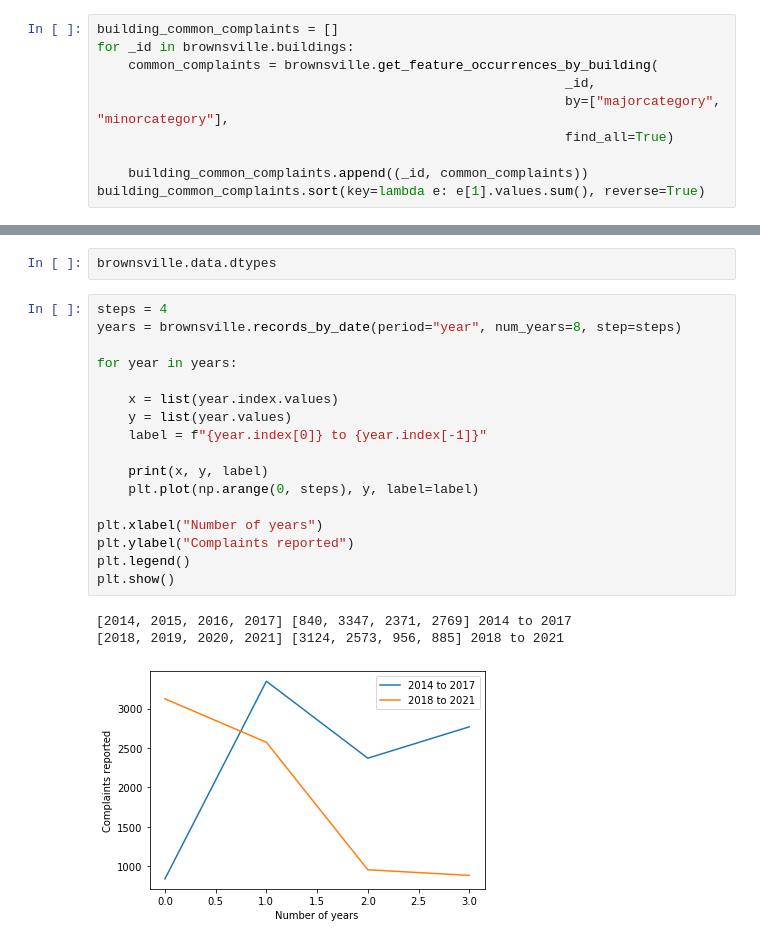
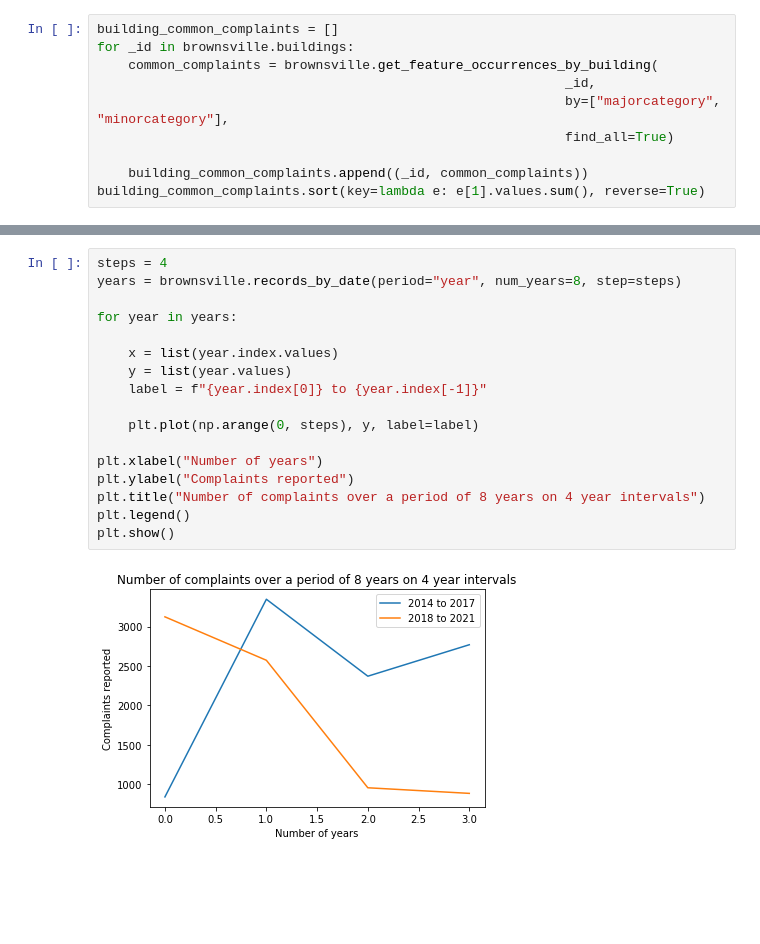
Before and after one commit to CahhBrownsville/Brownsville-project, a Jupyter notebook: analysis.ipynb, the cells around one changed output, grey strips where cells are left out. Saved outputs shown, nothing was run; the diff lists cells and outputs as text; blank space fills up the shorter version.

```diff
--- a/analysis.ipynb
+++ b/analysis.ipynb
@@ -43,23 +101,19 @@ plt.bar(x, y)
-# %%
-brownsville.data.dtypes
 # %%
 steps = 4
 years = brownsville.records_by_date(period="year", num_years=8, step=steps)
 
 for year in years:
 
     x = list(year.index.values)
     y = list(year.values)
     label = f"{year.index[0]} to {year.index[-1]}"
 
-    print(x, y, label)
     plt.plot(np.arange(0, steps), y, label=label)
 
 plt.xlabel("Number of years")
 plt.ylabel("Complaints reported")
+plt.title("Number of complaints over a period of 8 years on 4 year intervals")
 plt.legend()
 plt.show()
 # %% [output]
-[2014, 2015, 2016, 2017] [840, 3347, 2371, 2769] 2014 to 2017
-[2018, 2019, 2020, 2021] [3124, 2573, 956, 885] 2018 to 2021
-[figure, old version]
+[figure, new version]
```
Also changed, not shown: parts of 12 cells of this notebook.
